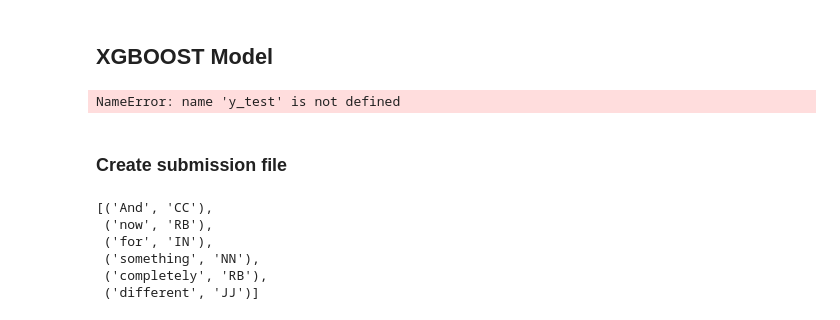
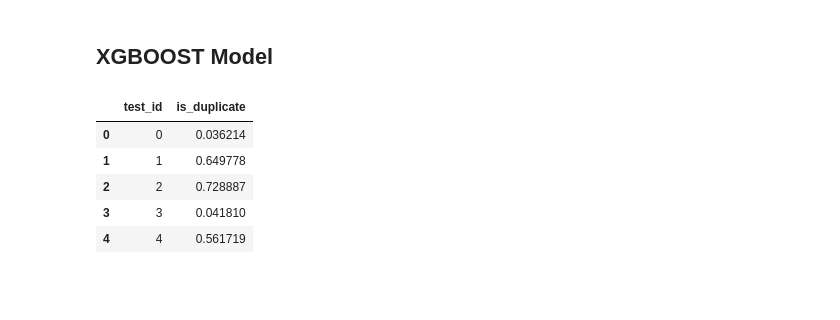
Before and after one commit to aissaelouafi/Quora, a Jupyter notebook: Quora Kaggle competition.ipynb, the cells around one changed output. Drawn from its saved outputs; the diff is of its cells as text; code cells hidden in the pictures; blank space fills up the shorter version.

```diff
--- a/Quora Kaggle competition.ipynb
+++ b/Quora Kaggle competition.ipynb
@@ -470,21 +470,18 @@ test = df_test.ix[:, 3:,]
 d_test = xgb.DMatrix(test)
 p_test = bst.predict(d_test)
 
-predictions = [round(value) for value in p_test]
-# evaluate predictions
-accuracy = accuracy_score(y_test, predictions)
-print("Accuracy: %.2f%%" % (accuracy * 100.0))
+
+sub = pd.DataFrame()
+sub['test_id'] = df_test['test_id']
+sub['is_duplicate'] = p_test
+sub.to_csv('simple_xgb.csv', index=False)
-# %% [output]
-NameError: name 'y_test' is not defined
-# %% [markdown]
-### Create submission file
-# %%
-text = nltk.word_tokenize("And now for something completely different")
-nltk.pos_tag(text)
-# %% [output]
-[('And', 'CC'),
- ('now', 'RB'),
- ('for', 'IN'),
- ('something', 'NN'),
- ('completely', 'RB'),
- ('different', 'JJ')]
+# %%
+preds = pd.read_csv("simple_xgb.csv")
+preds.head()
+# %% [output]
+|  | test_id | is_duplicate |
+| 0 | 0 | 0.036214 |
+| 1 | 1 | 0.649778 |
+| 2 | 2 | 0.728887 |
+| 3 | 3 | 0.041810 |
+| 4 | 4 | 0.561719 |
```
Also changed, not shown: parts of 1 cell of this notebook.
